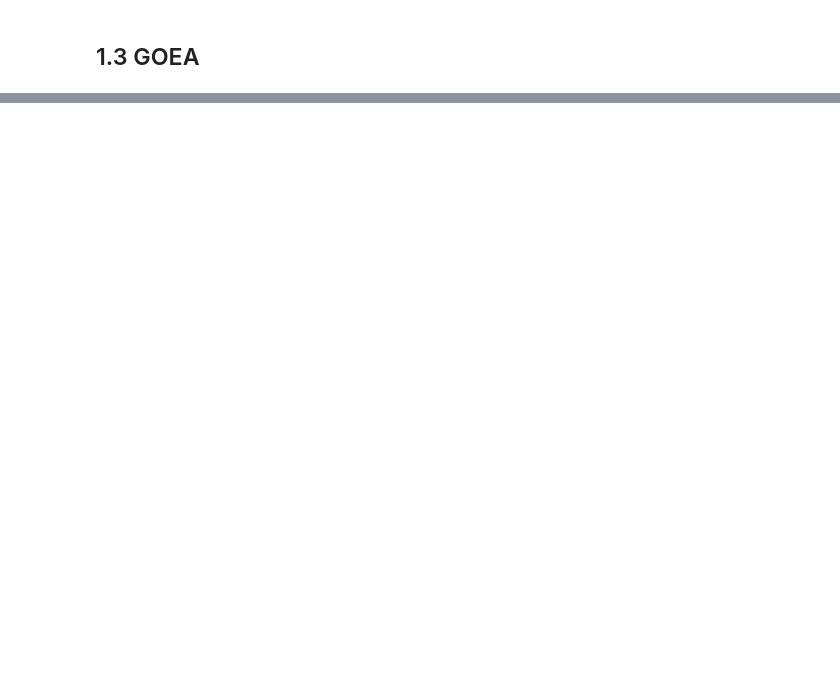
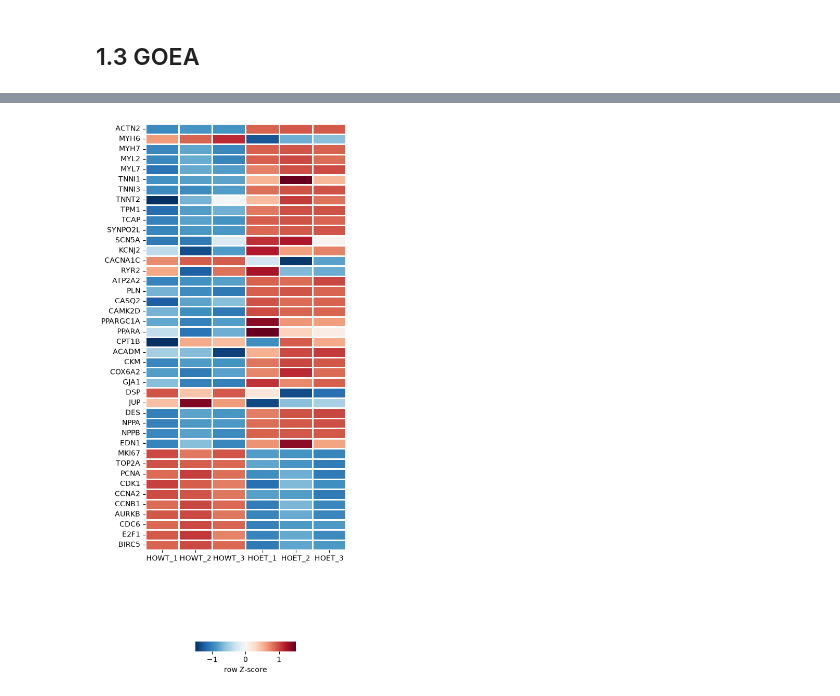
Before and after one commit to yachielab/DataAnalysis_Vascularized_Cardiac_Organoids, a Jupyter notebook: ipynb/CCO14.ipynb, the cells around one changed output, grey strips where cells are left out. Saved outputs shown, nothing was run; the diff lists cells and outputs as text; code cells hidden in the pictures; blank space fills up the shorter version.

```diff
--- a/ipynb/CCO14.ipynb
+++ b/ipynb/CCO14.ipynb
@@ -376,0 +355,39 @@ gsea_results.head(20)
+# %%
+deg_dict = {
+    "ACTN2", "MYH6", "MYH7", "MYL2", "MYL7", "TNNI1", "TNNI3", "TNNT2", "TPM1", "TCAP", "SYNPO2L",
+    "SCN5A", "KCNJ2", "CACNA1C", "RYR2", "ATP2A2", "PLN", "CASQ2", "CAMK2D", "PPARGC1A",
+    "PPARA", "CPT1B", "ACADM", "CKM", "COX6A2",
+    "GJA1", "DSP", "JUP", "DES",
+    "NPPA", "NPPB", "EDN1",
+    "MKI67", "TOP2A", "PCNA", "CDK1", "CCNA2", "CCNB1", "AURKB", "CDC6", "E2F1", "BIRC5",
+}
+
+heatmap_data = vst.loc[:, deg].T
+
+heatmap_z = heatmap_data.sub(
+    heatmap_data.mean(axis=1), axis=0
+).div(
+    heatmap_data.std(axis=1), axis=0
+)
+
+plt.figure(figsize=(5, 12))
+
+sns.heatmap(
+    heatmap_z,
+    cmap="RdBu_r",
+    center=0,
+    cbar_kws={"label": "row Z-score", "orientation": "horizontal", "shrink": 0.5, "aspect": 10},
+    vmin=-1.5,
+    vmax=1.5,
+    linewidths=1,
+    linecolor="white"
+)
+
+plt.xlabel("")
+plt.ylabel("")
+plt.tight_layout()
+plt.savefig(f"{WORK_DIR}/heatmap.png", bbox_inches="tight")
+plt.savefig(f"{WORK_DIR}/heatmap.svg", bbox_inches="tight")
+plt.show()
+# %% [output]
+[figure, added]
```
Also changed, not shown: parts of 15 cells of this notebook, 12 other files.
